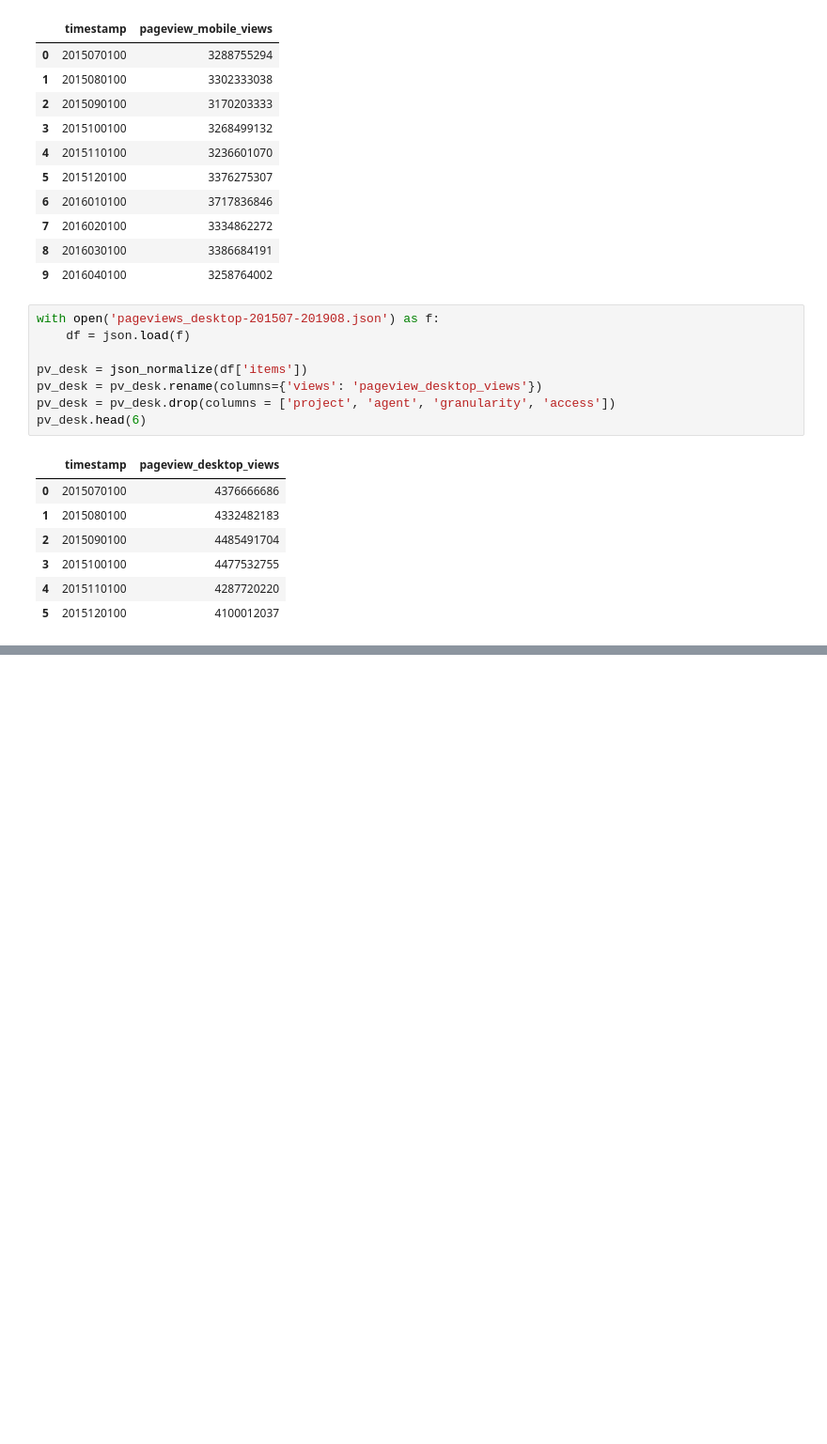
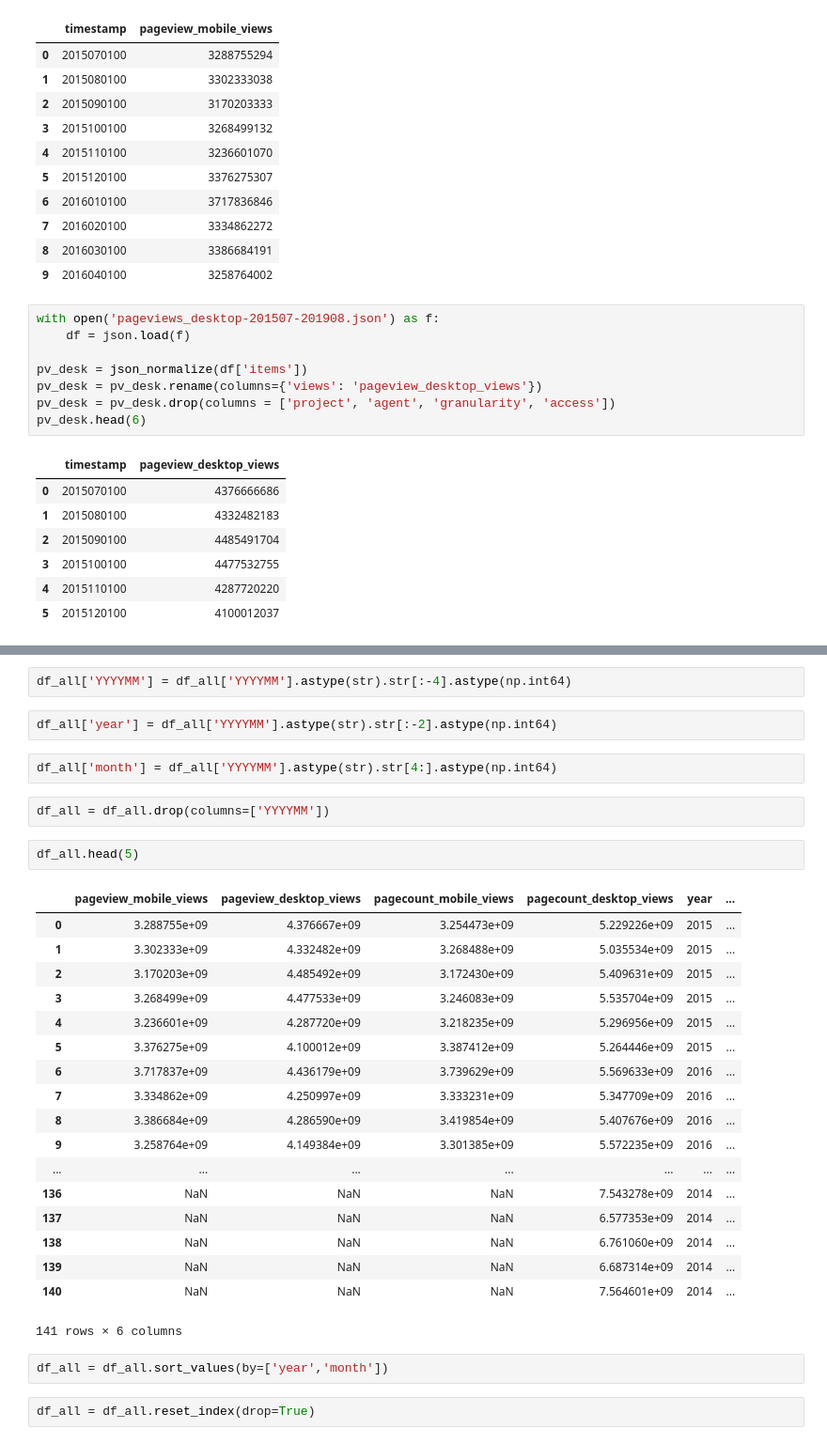
Before and after one commit to lheintz/data-512-a1, a Jupyter notebook: hcds-a1-data-curation.ipynb, the cells around one changed output, grey strips where cells are left out. Shown: that part at 94% size. Saved outputs shown, nothing was run; the diff lists cells and outputs as text; blank space fills up the shorter version.

```diff
--- a/hcds-a1-data-curation.ipynb
+++ b/hcds-a1-data-curation.ipynb
@@ -283,0 +402,33 @@ pv_df.head(10)
+# %%
+df_all['YYYYMM'] = df_all['YYYYMM'].astype(str).str[:-4].astype(np.int64)
+# %%
+df_all['year'] = df_all['YYYYMM'].astype(str).str[:-2].astype(np.int64)
+# %%
+df_all['month'] = df_all['YYYYMM'].astype(str).str[4:].astype(np.int64)
+# %%
+df_all = df_all.drop(columns=['YYYYMM'])
+# %%
+df_all.head(5)
+# %% [output]
+|  | pageview_mobile_views | pageview_desktop_views | pagecount_mobile_views | pagecount_desktop_views | year | ... |
+| 0 | 3.288755e+09 | 4.376667e+09 | 3.254473e+09 | 5.229226e+09 | 2015 | ... |
+| 1 | 3.302333e+09 | 4.332482e+09 | 3.268488e+09 | 5.035534e+09 | 2015 | ... |
+| 2 | 3.170203e+09 | 4.485492e+09 | 3.172430e+09 | 5.409631e+09 | 2015 | ... |
+| 3 | 3.268499e+09 | 4.477533e+09 | 3.246083e+09 | 5.535704e+09 | 2015 | ... |
+| 4 | 3.236601e+09 | 4.287720e+09 | 3.218235e+09 | 5.296956e+09 | 2015 | ... |
+| 5 | 3.376275e+09 | 4.100012e+09 | 3.387412e+09 | 5.264446e+09 | 2015 | ... |
+| 6 | 3.717837e+09 | 4.436179e+09 | 3.739629e+09 | 5.569633e+09 | 2016 | ... |
+| 7 | 3.334862e+09 | 4.250997e+09 | 3.333231e+09 | 5.347709e+09 | 2016 | ... |
+| 8 | 3.386684e+09 | 4.286590e+09 | 3.419854e+09 | 5.407676e+09 | 2016 | ... |
+| 9 | 3.258764e+09 | 4.149384e+09 | 3.301385e+09 | 5.572235e+09 | 2016 | ... |
+| ... | ... | ... | ... | ... | ... | ... |
+| 136 | NaN | NaN | NaN | 7.543278e+09 | 2014 | ... |
+| 137 | NaN | NaN | NaN | 6.577353e+09 | 2014 | ... |
+| 138 | NaN | NaN | NaN | 6.761060e+09 | 2014 | ... |
+| 139 | NaN | NaN | NaN | 6.687314e+09 | 2014 | ... |
+| 140 | NaN | NaN | NaN | 7.564601e+09 | 2014 | ... |
+141 rows × 6 columns
+# %%
+df_all = df_all.sort_values(by=['year','month'])
+# %%
+df_all = df_all.reset_index(drop=True)
```
Also changed, not shown: parts of 25 cells of this notebook, 1 other file.
